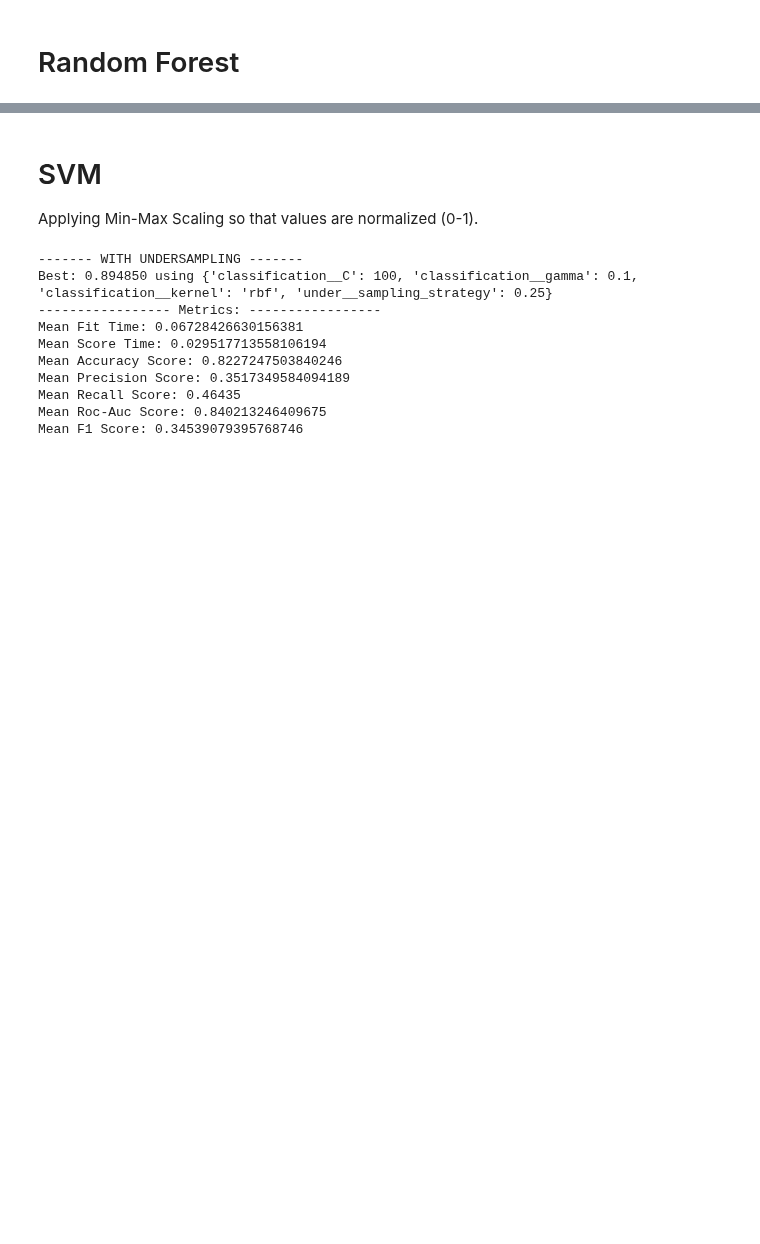
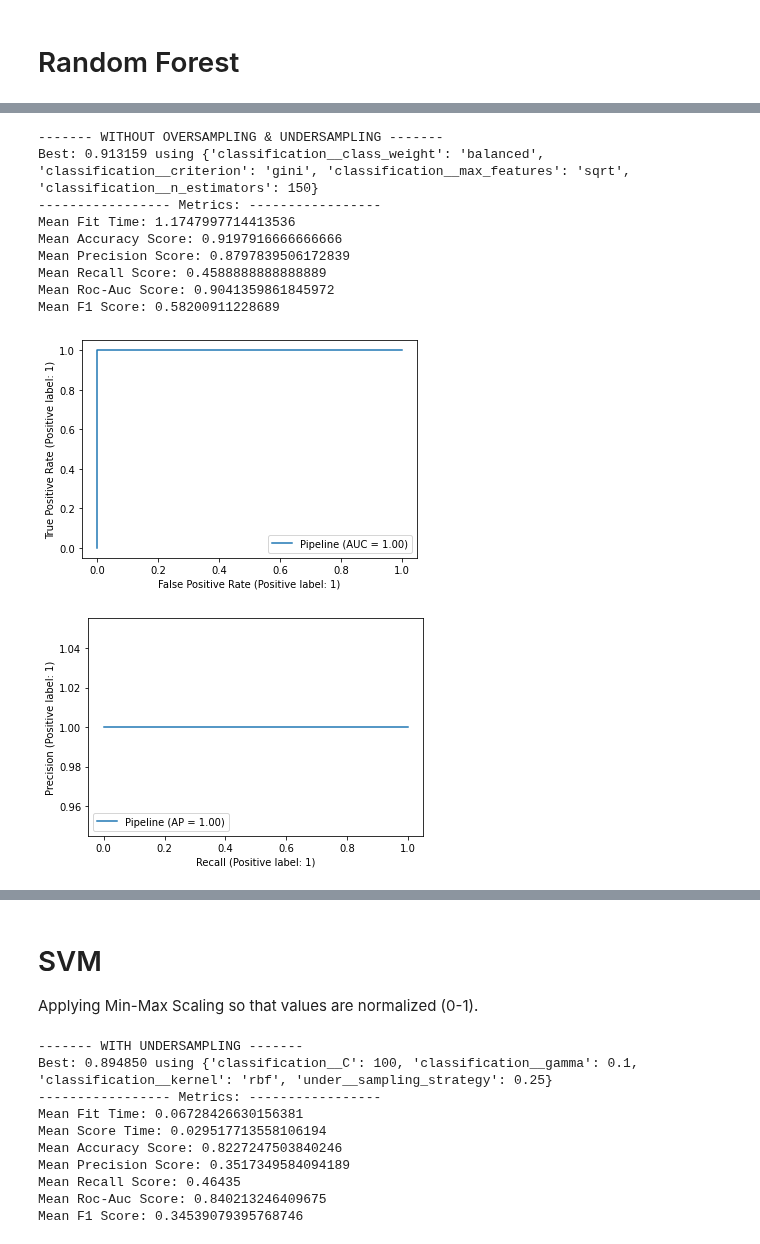
Before and after one commit to 2dukes/PROJ_AC_2122, a Jupyter notebook: applyModel.ipynb, the cells around one changed output, grey strips where cells are left out. Drawn from its saved outputs; the diff is of its cells as text; code cells hidden in the pictures; blank space fills up the shorter version.

```diff
--- a/applyModel.ipynb
+++ b/applyModel.ipynb
@@ -211,19 +228,29 @@ AttributeError: 'NoneType' object has no attribute 'submit'
 # %%
 # Without Oversampling & Undersampling
 print("------- WITHOUT OVERSAMPLING & UNDERSAMPLING -------")
-param_grid = {'classification__n_estimators': [int(x) for x in range(2, 14, 2)],
-            'classification__max_features': ['auto', 'sqrt'],
-            'classification__max_depth': [2, 6, 10, 14],
+param_grid = {'classification__n_estimators': [50, 150, 250],
+            'classification__max_features': ['sqrt', 'auto'],
             'classification__criterion': ['gini', 'entropy'],
-            'classification__min_samples_split':  [2, 4, 6, 8],
-            'classification__min_samples_leaf':  [1, 2, 4, 6],
-            'classification__class_weight': ["balanced", "balanced_subsample", None]}
+            'classification__class_weight': ["balanced", "balanced_subsample", None],
+            }
 
 
 pipeline = Pipeline([('classification', RandomForestClassifier(random_state=0))])
 
-results_df = run_model(pipeline, param_grid, X_train, y_train, X_test)
+results_df = run_model(pipeline, param_grid, X_train, y_train, X_test, "RandomForest")
 results_df.to_csv("./results/randomForest.csv", index=None)
+# %% [output]
+------- WITHOUT OVERSAMPLING & UNDERSAMPLING -------
+Best: 0.913159 using {'classification__class_weight': 'balanced', 'classification__criterion': 'gini', 'classification__max_features': 'sqrt', 'classification__n_estimators': 150}
+----------------- Metrics: -----------------
+Mean Fit Time: 1.1747997714413536
+Mean Accuracy Score: 0.9197916666666666
+Mean Precision Score: 0.8797839506172839
+Mean Recall Score: 0.4588888888888889
+Mean Roc-Auc Score: 0.9041359861845972
+Mean F1 Score: 0.58200911228689
+[figure, added]
+[figure, added]
 # %%
 # With Oversampling
 print("------- WITH OVERSAMPLING -------")
```
Also changed, not shown: parts of 58 cells of this notebook, 6 other files.
